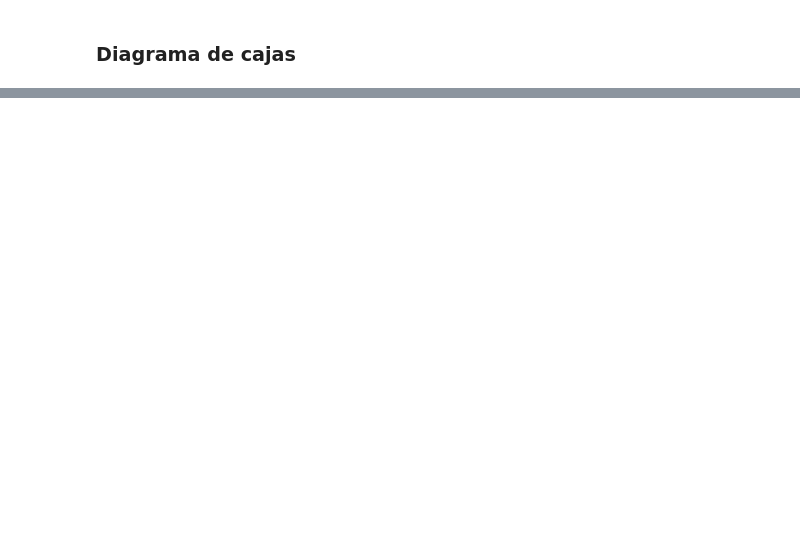
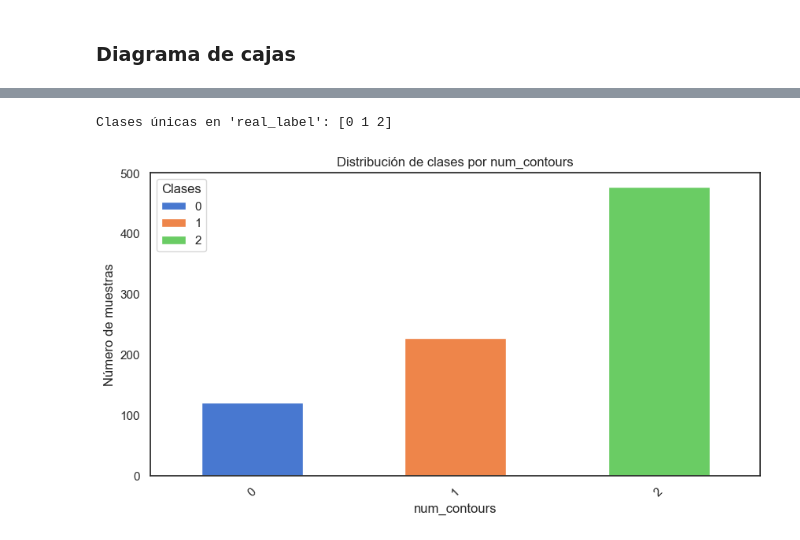
Before and after one commit to miguelable/PSM_OpenCV, a Jupyter notebook: clasificacion_lotes.ipynb, the cells around one changed output, grey strips where cells are left out. Cells and saved outputs as stored; diff of their text form; code cells hidden in the pictures; blank space fills up the shorter version.

```diff
--- a/clasificacion_lotes.ipynb
+++ b/clasificacion_lotes.ipynb
@@ -444,0 +478,30 @@ plt.show()
+# %%
+# Si segment_info_global es una lista, conviértela en un DataFrame
+segment_info_global = pd.DataFrame(segment_info_global)
+
+# Asegúrate de que 'real_label' sea la columna correcta
+real_label = 'num_contours'  # Cambiar por el nombre correcto de la columna
+
+# Verificar las clases únicas en real_label
+print("Clases únicas en 'real_label':", segment_info_global[real_label].unique())
+
+# Agrupar los datos por 'num_contours' y 'real_label' y contar el tamaño de cada grupo
+class_by_num_contours = segment_info_global.groupby(['num_contours', real_label]).size().unstack()
+
+# Crear el gráfico de barras apiladas
+class_by_num_contours.plot(kind='bar', stacked=True, figsize=(10, 5))
+
+# Establecer título y etiquetas
+plt.title('Distribución de clases por num_contours')
+plt.xlabel('num_contours')
+plt.ylabel('Número de muestras')
+plt.legend(title='Clases')
+
+# Rotar las etiquetas del eje x para mejorar la legibilidad
+plt.xticks(rotation=45)
+
+# Mostrar el gráfico
+plt.show()
+# %% [output]
+Clases únicas en 'real_label': [0 1 2]
+[figure, added]
```
Also changed, not shown: parts of 7 cells of this notebook.
